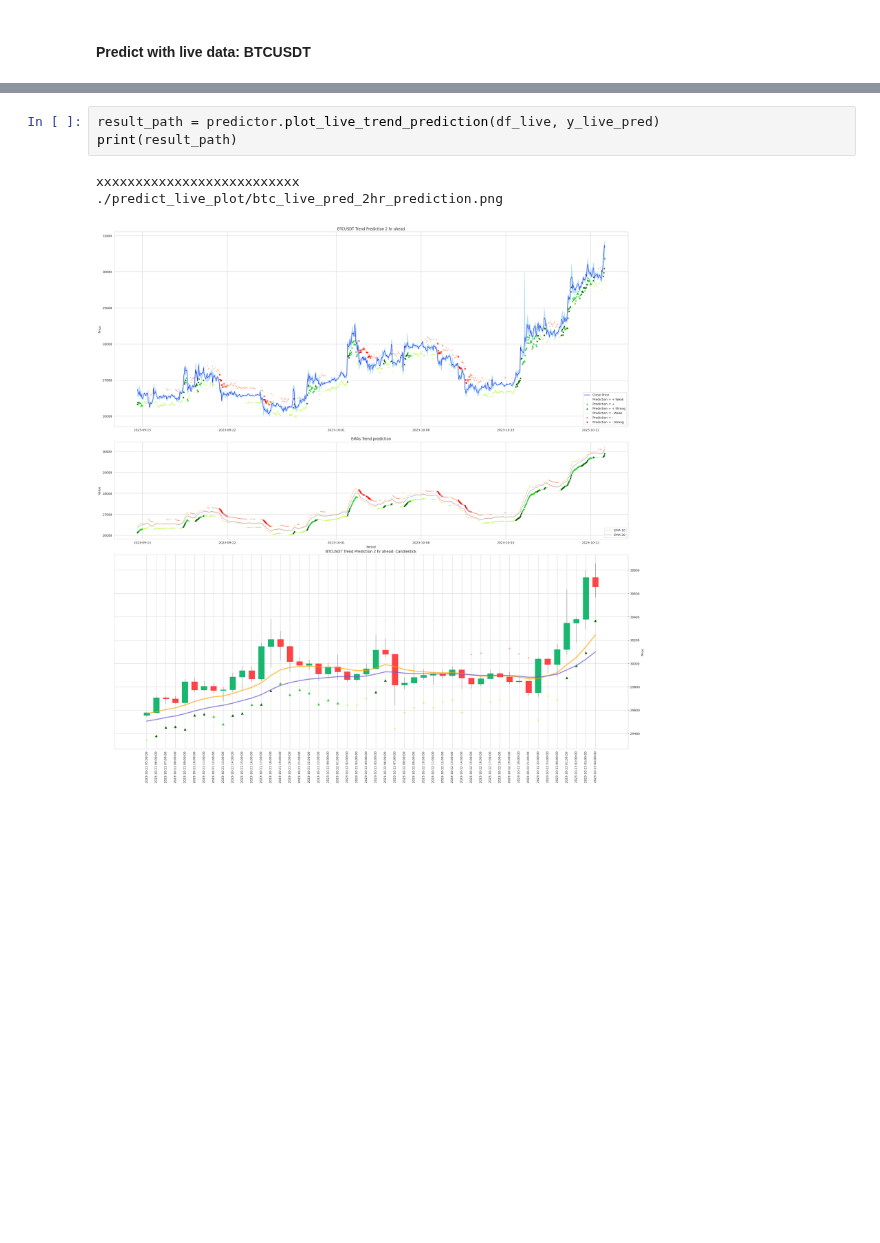
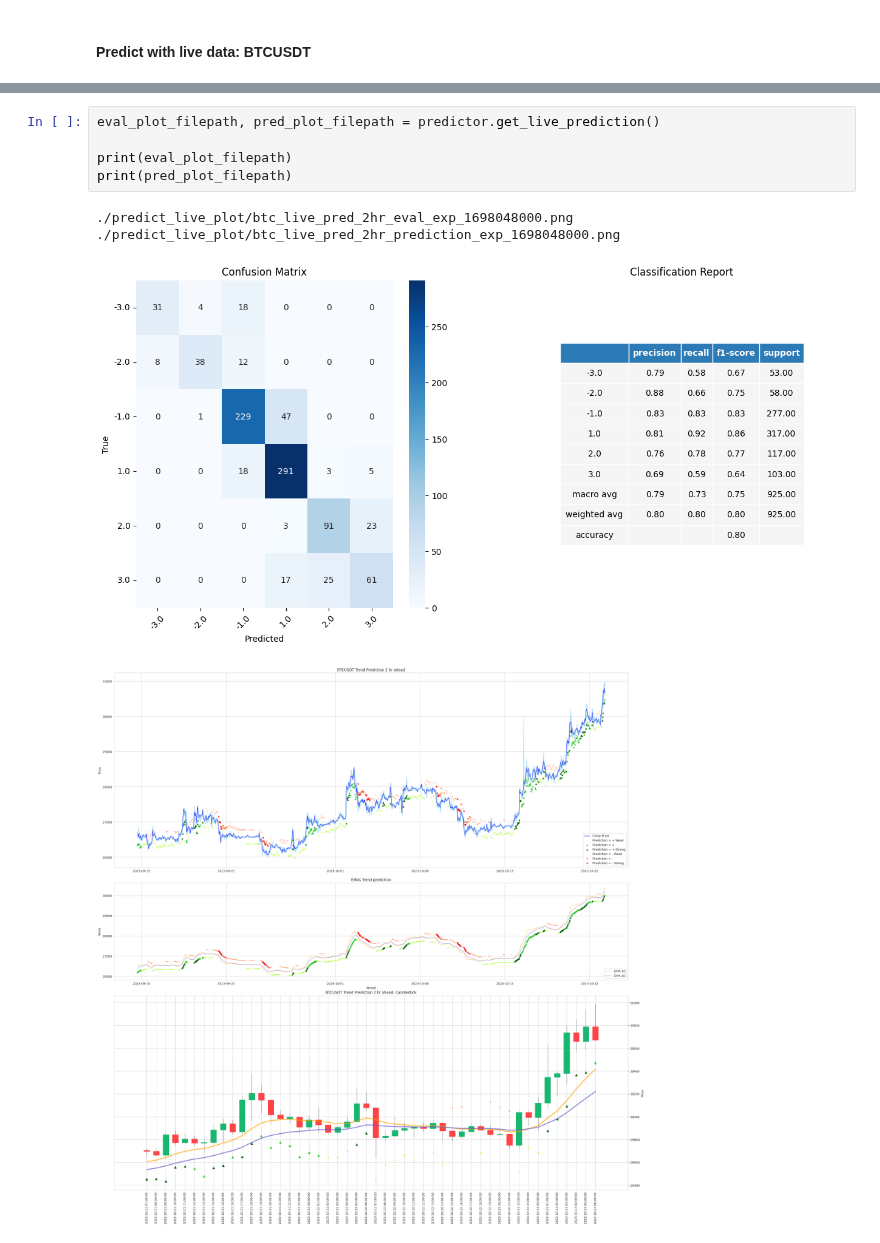
Before and after one commit to natapone/btc_live_price_prediction, a Jupyter notebook: 06_live_model.ipynb, the cells around one changed output, grey strips where cells are left out. Drawn from its saved outputs; the diff is of its cells as text; blank space fills up the shorter version.

Commit message:
predict live function return images link

```diff
--- a/06_live_model.ipynb
+++ b/06_live_model.ipynb
@@ -82,7 +81,10 @@ print(result_path)
-# %%
-result_path = predictor.plot_live_trend_prediction(df_live, y_live_pred)
-print(result_path)
-# %% [output]
-xxxxxxxxxxxxxxxxxxxxxxxxxx
-./predict_live_plot/btc_live_pred_2hr_prediction.png
-[figure, removed]
+# %%
+eval_plot_filepath, pred_plot_filepath = predictor.get_live_prediction()
+
+print(eval_plot_filepath)
+print(pred_plot_filepath)
+# %% [output]
+./predict_live_plot/btc_live_pred_2hr_eval_exp_1698048000.png
+./predict_live_plot/btc_live_pred_2hr_prediction_exp_1698048000.png
+[figure, added]
+[figure, added]
```
Also changed, not shown: parts of 2 cells of this notebook, 3 other files.
